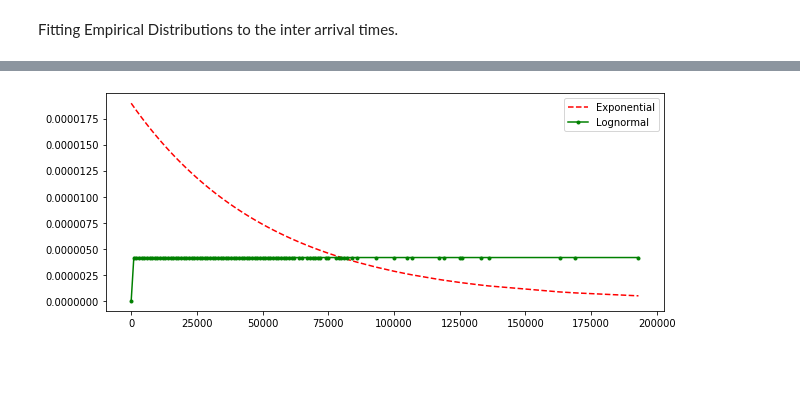
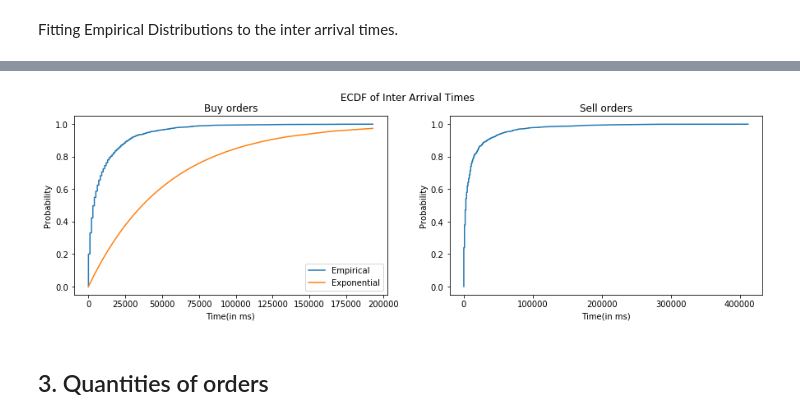
Before and after one commit to RSB-Balaji/SimulatedExchange, a Jupyter notebook: Insights.ipynb, the cells around one changed output, grey strips where cells are left out. Drawn from its saved outputs; the diff is of its cells as text; code cells hidden in the pictures; blank space fills up the shorter version.

```diff
--- a/Insights.ipynb
+++ b/Insights.ipynb
@@ -187,12 +242,24 @@ ln_pdf = [0]
 for i in range(1, len(d_keys)):
     t = (1/(std*np.sqrt(2*np.pi)))*np.exp(-(np.log(d_keys[i])-mu)**2/(2*std**2))
     ln_pdf.append(t)
-# %%
-fig = plt.figure(figsize=(10, 4))
-#plt.plot(d_keys, d_vals/d_vals.sum(), '-o', label="AAPL")
-plt.plot(d_keys, ex_pdf, '--', color='r', label="Exponential")
-plt.plot(d_keys, ln_pdf, '.-', color='g', label="Lognormal")
-plt.legend()
-plt.show()
-# %% [output]
-[figure, removed]
+# %%
+fig = plt.figure(figsize=(15, 4))
+fig.suptitle("ECDF of Inter Arrival Times")
+ax1 = fig.add_subplot(121)
+ax2 = fig.add_subplot(122)
+ax1.plot(e_b.x, e_b.y, label='Empirical')
+ax1.plot(d_keys, ex_cdf, label='Exponential')
+ax1.set_title("Buy orders")
+ax1.set_xlabel("Time(in ms)")
+ax1.set_ylabel("Probability")
+ax1.legend()
+
+ax2.plot(e_s.x, e_s.y)
+ax2.set_title("Sell orders")
+ax2.set_xlabel("Time(in ms)")
+ax2.set_ylabel("Probability")
+plt.show()
+# %% [output]
+[figure, added]
+# %% [markdown]
+## 3. Quantities of orders
```
Also changed, not shown: parts of 31 cells of this notebook.
